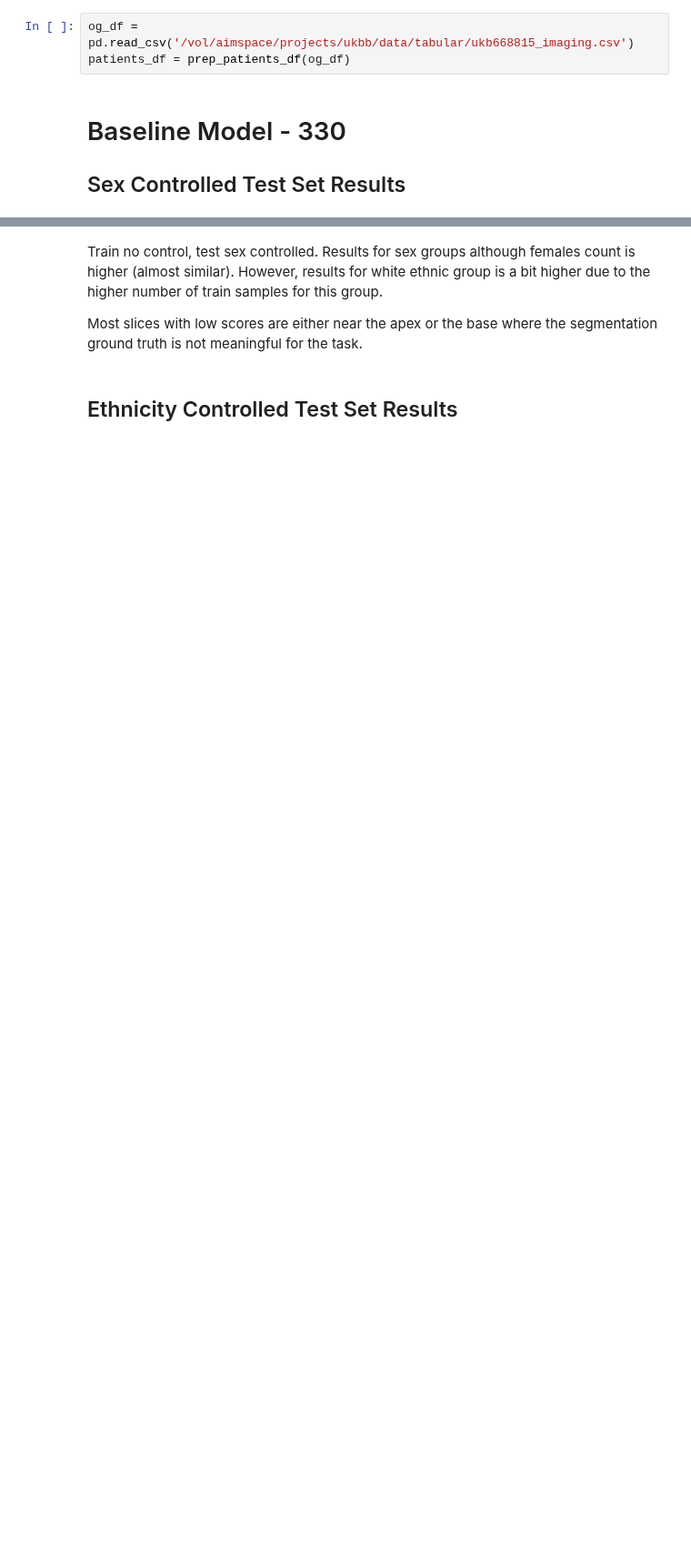
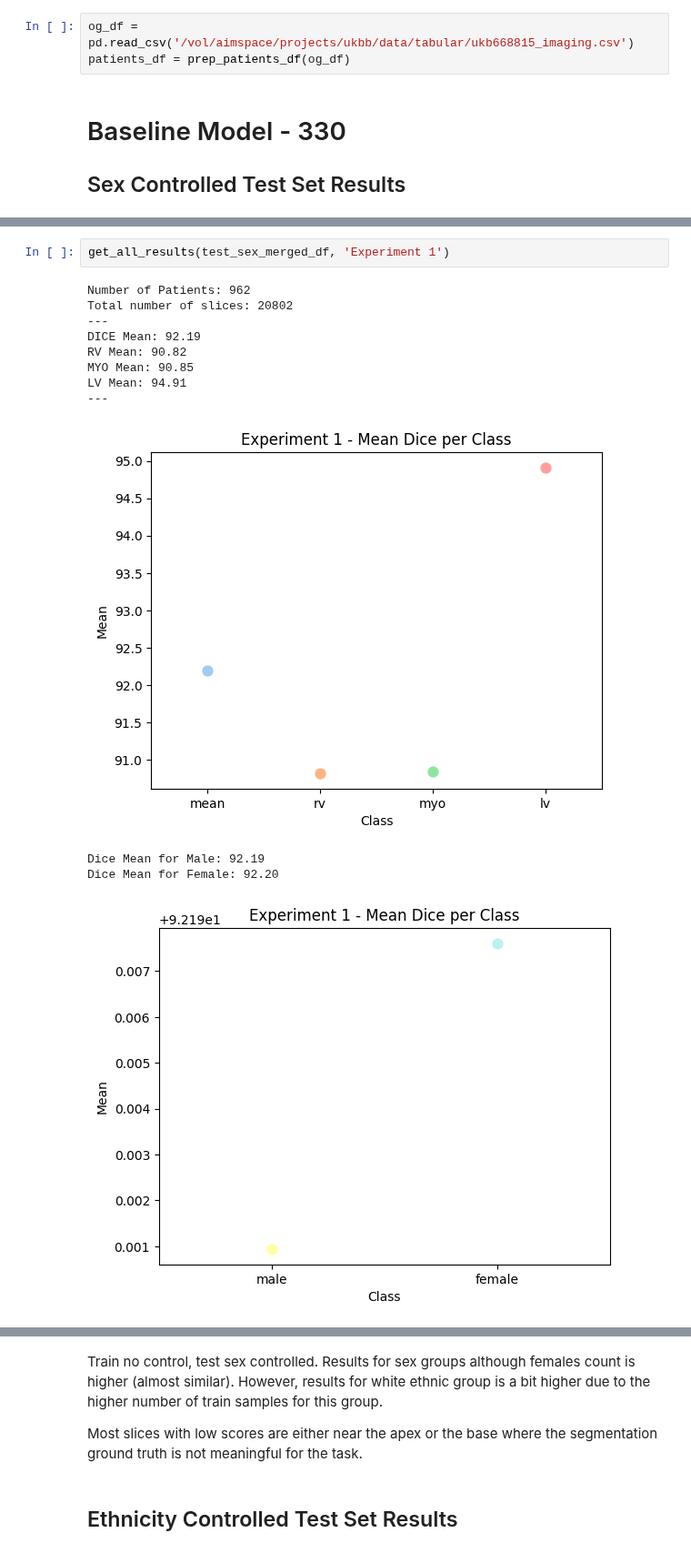
Before and after one commit to msskzx/UniMatch, a Jupyter notebook: more-scenarios/medical/ukbb_results_analysis.ipynb, the cells around one changed output, grey strips where cells are left out. Shown at 91% size. Saved outputs shown, nothing was run; the diff lists cells and outputs as text; blank space fills up the shorter version.

```diff
--- a/more-scenarios/medical/ukbb_results_analysis.ipynb
+++ b/more-scenarios/medical/ukbb_results_analysis.ipynb
@@ -55,0 +24,15 @@ Mean: 91.06872545963455
+# %%
+get_all_results(test_sex_merged_df, 'Experiment 1')
+# %% [output]
+Number of Patients: 962
+Total number of slices: 20802
+---
+DICE Mean: 92.19
+RV Mean: 90.82
+MYO Mean: 90.85
+LV Mean: 94.91
+---
+[figure, added]
+Dice Mean for Male: 92.19
+Dice Mean for Female: 92.20
+[figure, added]
```
Also changed, not shown: parts of 10 cells of this notebook, 2 other files.
